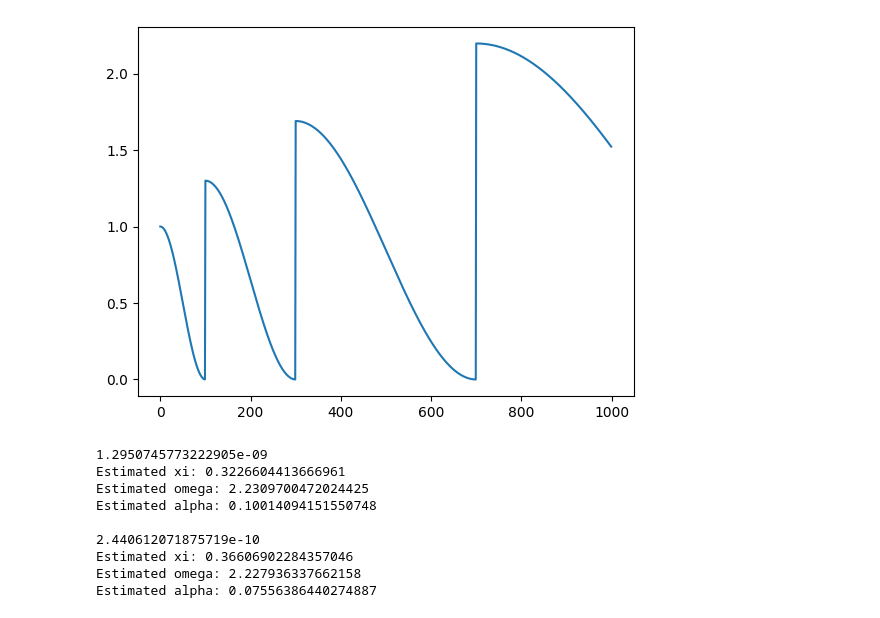
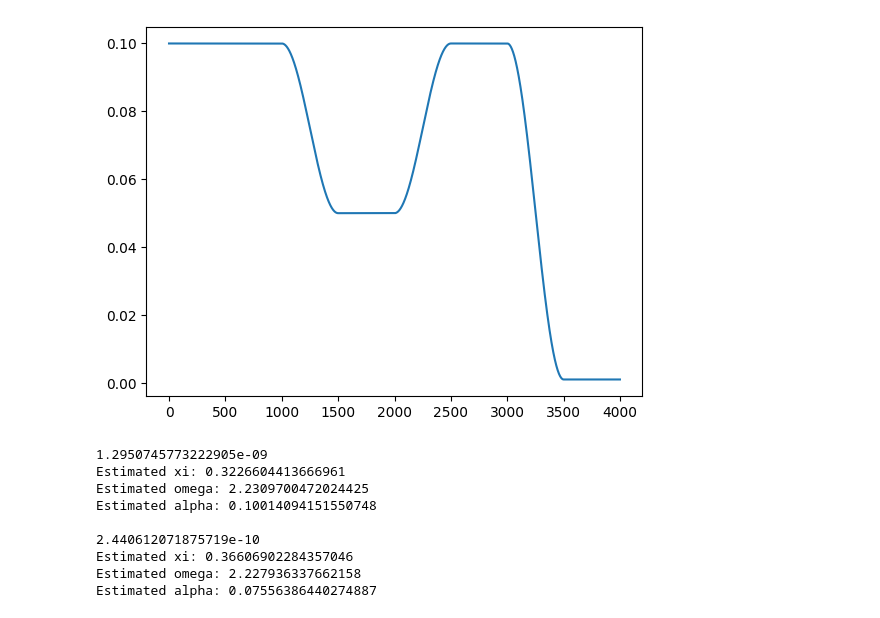
Before and after one commit to RiccardoFrenner/finn-nnpie, a Jupyter notebook: src/tmp_test.ipynb, the cells around one changed output. Saved outputs shown, nothing was run; the diff lists cells and outputs as text; code cells hidden in the pictures.

```diff
--- a/src/tmp_test.ipynb
+++ b/src/tmp_test.ipynb
@@ -10,20 +57,19 @@ import common
 # %%
 import keras
 import matplotlib.pyplot as plt
 
 
-lr_schedule = keras.optimizers.schedules.CosineDecayRestarts(
-    1.0,
-    100,
-    t_mul=2.0,
-    m_mul=1.3,
-    alpha=0.0,
-    name="SGDRDecay",
-)
-plt.plot([float(lr_schedule(epoch)) for epoch in range(1000)])
+# lr_schedule = keras.optimizers.schedules.PolynomialDecay(
+#     1.0,
+#     decay_steps=30,
+#     end_learning_rate=0.1,
+#     power=2
+# )
+lr_schedule = SmoothPiecewiseConstantDecay(boundaries, values, transition_steps)
+plt.plot([float(lr_schedule(epoch)) for epoch in range(4000)])
 plt.show()
 # %% [output]
-[figure, old version]
+[figure, new version]
 # %%
 def load_exp_interval(x_eval):
     path = "../data/digitized/"
```
Also changed, not shown: parts of 3 cells of this notebook, 4 other files.
